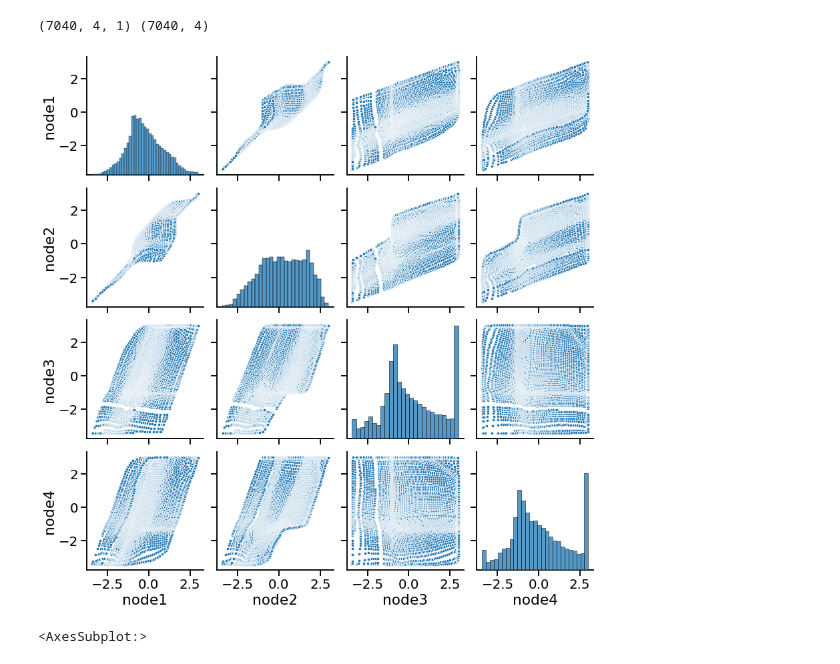
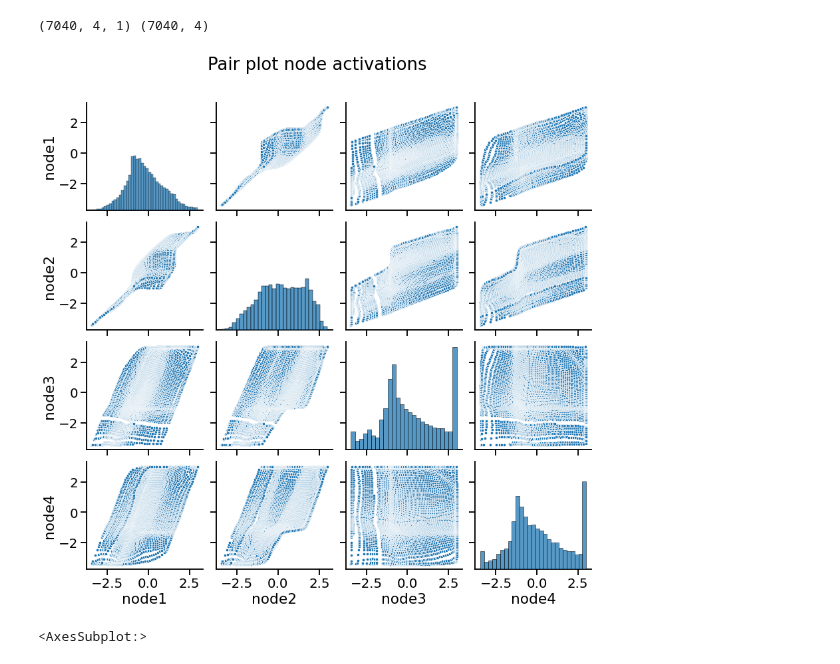
Before and after one commit to muhammadyaseen/vae-disentanglement, a Jupyter notebook: notebooks/Pendulum GNN Exploration.ipynb, the cells around one changed output. Cells and saved outputs as stored; diff of their text form; code cells hidden in the pictures.

```diff
--- a/notebooks/Pendulum GNN Exploration.ipynb
+++ b/notebooks/Pendulum GNN Exploration.ipynb
@@ -39,7 +39,7 @@ datapath = os.path.join(PROJECT_ROOT, "datasets")
 os.environ['DISENTANGLEMENT_LIB_DATA'] = datapath
 
 ModelParams = namedtuple('ModelParams', ["z_dim", "l_dim", "num_labels" , "in_channels",
-                                        "image_size", "batch_size", "w_recon", "w_kld", "kl_warmup_epochs",
+                                        "image_size", "batch_size", "w_recon", "w_kld", "w_sup_reg", "kl_warmup_epochs",
                                          "adjacency_matrix", "loss_terms", "use_loss_weights",
                                         "controlled_capacity_increase", "iterations_c", "max_capacity", "dset_name"
                                         ])
@@ -76,7 +76,7 @@ current_device = torch.device("cuda:0")
 
 # prep params
 model_params = ModelParams(
-        [z_dim], l_dim, 0, channels, 64, 64, 0.80, 0.15, 0,
+        [z_dim], l_dim, 0, channels, 64, 64, 0.80, 0.15, 0.0, 0,
         os.path.join(PROJECT_ROOT, "adjacency_matrices", f"{dataset}.pkl"),
         [], False,
         False, 0, 0, "pendulum"
@@ -119,16 +119,18 @@ print(mu_batches.shape, label_batches.shape)
 # %%
 #fig, ax = plt.subplots()
 #fig.set_size_inches(11.7, 8.4)
 
 # suppress the feat_dim dimension, assuming it has only 1-dim
 
 activations = mu_batches.squeeze(2)
 activations_df = pd.DataFrame(activations, columns=["node1","node2","node3","node4"])
 activations_df.head()
 sns_plot = sns.pairplot(activations_df, markers=".", height=3.0)
-sns_plot.savefig("test.jpg")
+sns_plot.fig.suptitle("Pair plot node activations")
+sns_plot.fig.subplots_adjust(top=0.9)
+#sns_plot.savefig("test.jpg")
 # %% [output]
-[figure, old version]
+[figure, new version]
 # %%
 # traverse along a path
 x = torch.arange(-3,3.1, 0.25)
```
Also changed, not shown: parts of 6 cells of this notebook, 3 other files.
